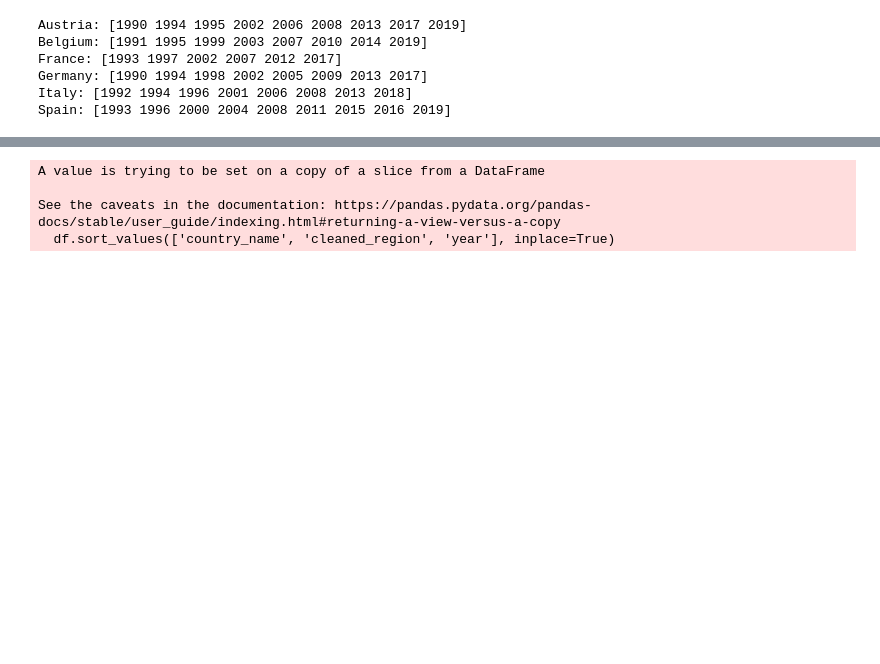
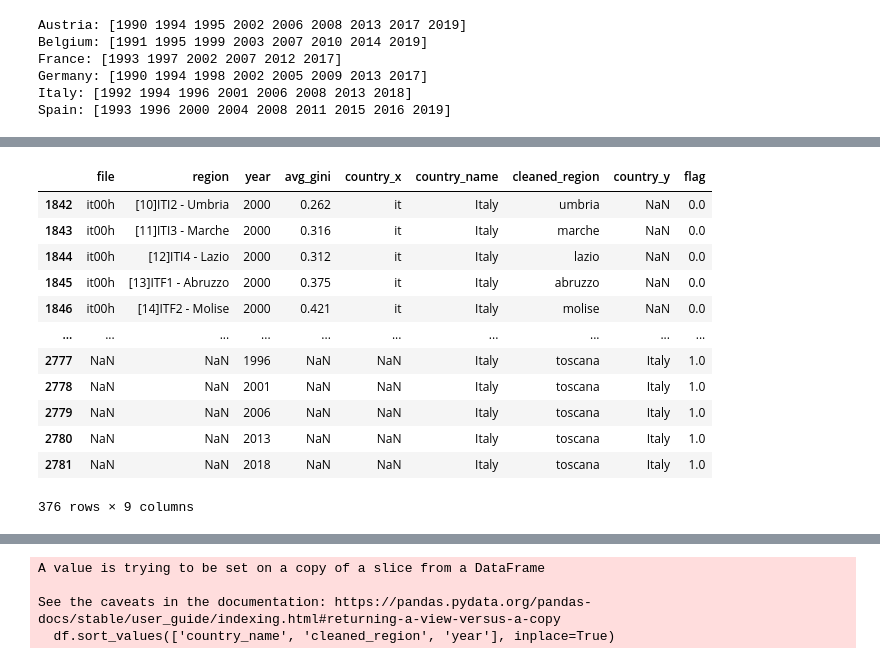
Before and after one commit to SamTGoodson/subnational_inequality, a Jupyter notebook: notebooks/scratch/join_scratch.ipynb, the cells around one changed output, grey strips where cells are left out. Cells and saved outputs as stored; diff of their text form; code cells hidden in the pictures; blank space fills up the shorter version.

```diff
--- a/notebooks/scratch/join_scratch.ipynb
+++ b/notebooks/scratch/join_scratch.ipynb
@@ -258,0 +351,2 @@ election_df['flag'] = 1
+# %%
+regions = df_inequality[['country_name','cleaned_region']]
@@ -258,0 +360,20 @@ election_df['flag'] = 1
+# %%
+region_join = regions.merge(election_df, left_on=['country_name'], right_on=['country'], how='left')
+# %%
+full_region_join = df_inequality.merge(region_join, left_on=['country_name','cleaned_region','year'], right_on=['country_name','cleaned_region','year'], how='outer')
+# %%
+full_region_join[full_region_join['country_name'] == 'Italy']
+# %% [output]
+|  | file | region | year | avg_gini | country_x | country_name | cleaned_region | country_y | flag |
+| 1842 | it00h | [10]ITI2 - Umbria | 2000 | 0.262 | it | Italy | umbria | NaN | 0.0 |
+| 1843 | it00h | [11]ITI3 - Marche | 2000 | 0.316 | it | Italy | marche | NaN | 0.0 |
+| 1844 | it00h | [12]ITI4 - Lazio | 2000 | 0.312 | it | Italy | lazio | NaN | 0.0 |
+| 1845 | it00h | [13]ITF1 - Abruzzo | 2000 | 0.375 | it | Italy | abruzzo | NaN | 0.0 |
+| 1846 | it00h | [14]ITF2 - Molise | 2000 | 0.421 | it | Italy | molise | NaN | 0.0 |
+| ... | ... | ... | ... | ... | ... | ... | ... | ... | ... |
+| 2777 | NaN | NaN | 1996 | NaN | NaN | Italy | toscana | Italy | 1.0 |
+| 2778 | NaN | NaN | 2001 | NaN | NaN | Italy | toscana | Italy | 1.0 |
+| 2779 | NaN | NaN | 2006 | NaN | NaN | Italy | toscana | Italy | 1.0 |
+| 2780 | NaN | NaN | 2013 | NaN | NaN | Italy | toscana | Italy | 1.0 |
+| 2781 | NaN | NaN | 2018 | NaN | NaN | Italy | toscana | Italy | 1.0 |
+376 rows × 9 columns
```
Also changed, not shown: parts of 70 cells of this notebook, 4 other files.
